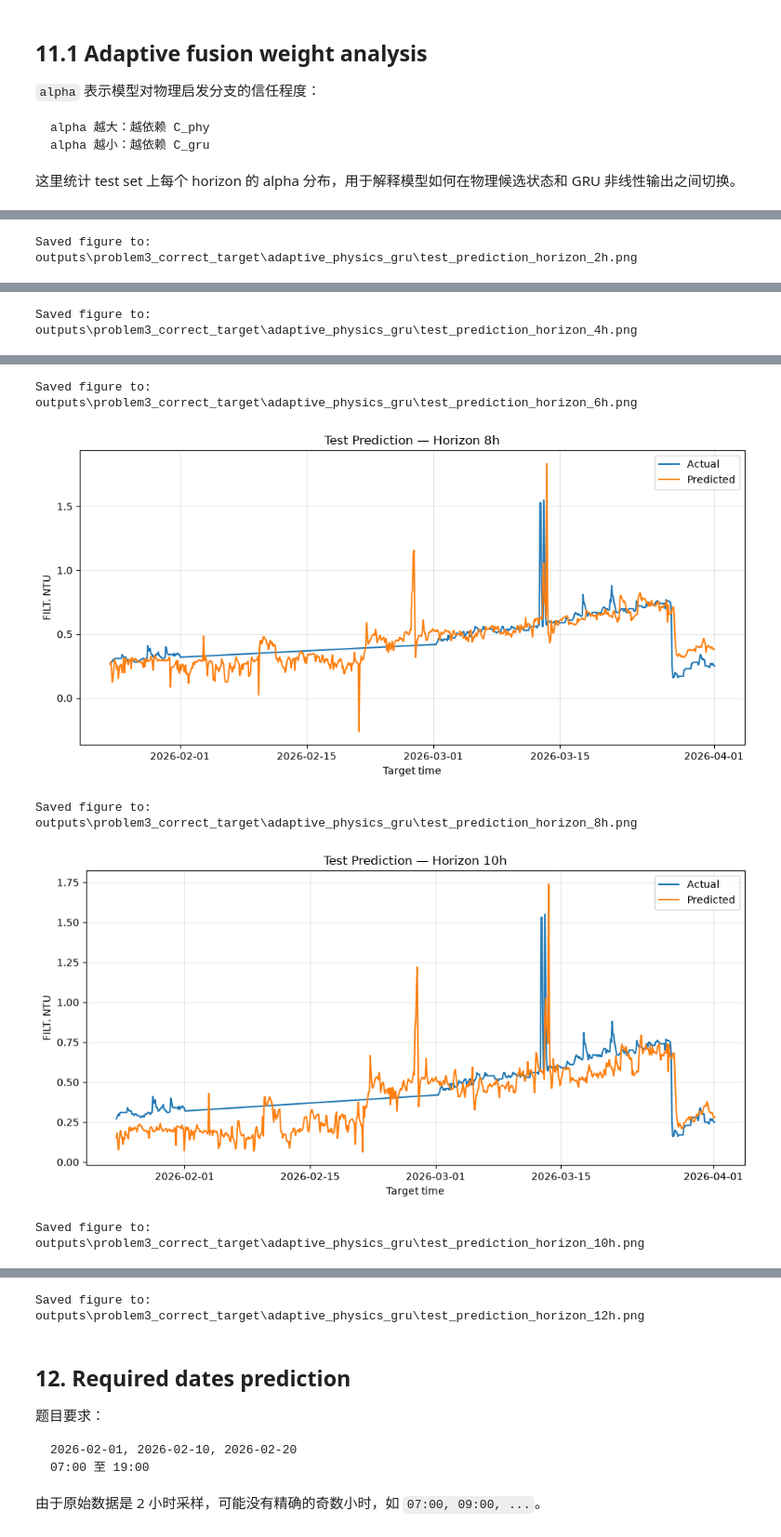
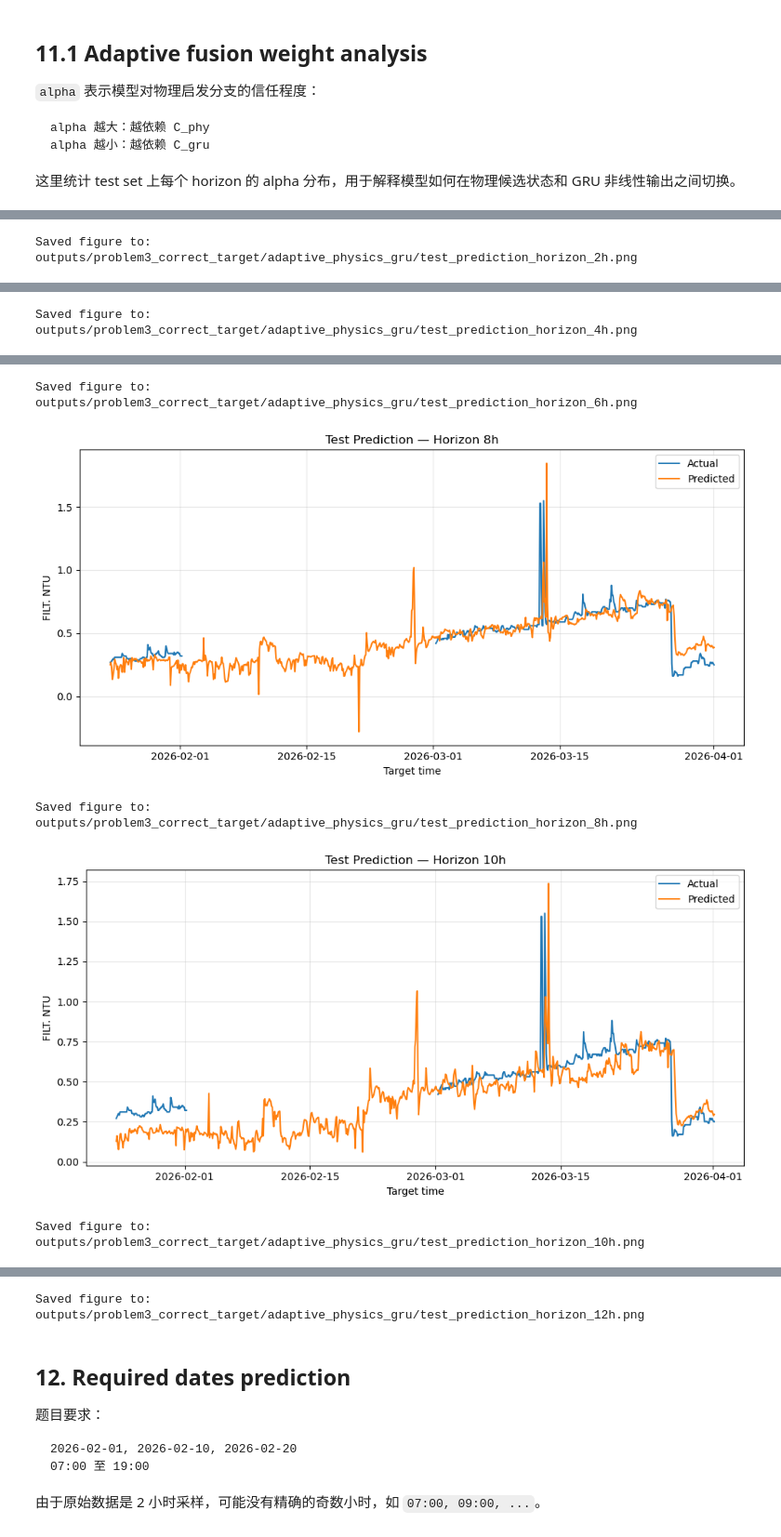
Before and after one commit to Azdmjiny/2026-Asia-Pasific-cup, a Jupyter notebook: codes/p3/p3_1.ipynb, the cells around one changed output, grey strips where cells are left out. Shown at 93% size. Drawn from its saved outputs; the diff is of its cells as text; code cells hidden in the pictures.

```diff
--- a/codes/p3/p3_1.ipynb
+++ b/codes/p3/p3_1.ipynb
@@ -1377,7 +1338,7 @@ model = AdaptivePhysicsGRU(
     target_name=TARGET,
 ).to(device)
 
-criterion = nn.SmoothL1Loss()
+criterion = nn.SmoothL1Loss(reduction="none")
 
 optimizer = torch.optim.AdamW(
     model.parameters(),
@@ -1415,30 +1376,34 @@ def run_one_epoch(model, loader, criterion, optimizer=None, device="cpu"):
     is_train = optimizer is not None
     model.train() if is_train else model.eval()
 
-    total_loss = 0.0
-    total_n = 0
+    total_weighted_loss = 0.0
+    total_observed = 0.0
 
-    for xb, yb in loader:
+    for xb, yb, mb in loader:
         xb = xb.to(device)
         yb = yb.to(device)
+        mb = mb.to(device)
 
         if is_train:
             optimizer.zero_grad()
 
         with torch.set_grad_enabled(is_train):
             pred = model(xb)
-            loss = criterion(pred, yb)
+            element_loss = criterion(pred, yb)
+            observed_count = mb.sum()
+            if observed_count.item() == 0:
+                continue
+            loss = (element_loss * mb).sum() / observed_count
 
             if is_train:
                 loss.backward()
                 torch.nn.utils.clip_grad_norm_(model.parameters(), max_norm=5.0)
                 optimizer.step()
 
-        batch_n = xb.size(0)
-        total_loss += loss.item() * batch_n
-        total_n += batch_n
+        total_weighted_loss += loss.item() * observed_count.item()
+        total_observed += observed_count.item()
 
-    return total_loss / max(total_n, 1)
+    return total_weighted_loss / max(total_observed, 1.0)
 
 best_val_loss = float("inf")
 best_state = None
@@ -1613,7 +1590,7 @@ def collect_adaptive_parts(model, loader, device="cpu"):
     yhat_list, ygru_list, yphy_list, alpha_list, ytrue_list = [], [], [], [], []
 
     with torch.no_grad():
-        for xb, yb in loader:
+        for xb, yb, mb in loader:
             xb = xb.to(device)
             yb = yb.to(device)
 
@@ -1698,10 +1675,11 @@ for sample_idx in range(len(y_pred)):
             "base_time": pd.Timestamp(test_base_times[sample_idx]),
             "target_time": pd.Timestamp(test_target_times[sample_idx, h_idx]),
             "horizon_hour": hour,
-            "y_true": y_true[sample_idx, h_idx],
+            "target_observed": bool(y_observed_mask[sample_idx, h_idx]),
+            "y_true": y_true[sample_idx, h_idx] if y_observed_mask[sample_idx, h_idx] else np.nan,
             "y_pred": y_pred[sample_idx, h_idx],
-            "error": y_pred[sample_idx, h_idx] - y_true[sample_idx, h_idx],
-            "abs_error": abs(y_pred[sample_idx, h_idx] - y_true[sample_idx, h_idx]),
+            "error": (y_pred[sample_idx, h_idx] - y_true[sample_idx, h_idx]) if y_observed_mask[sample_idx, h_idx] else np.nan,
+            "abs_error": abs(y_pred[sample_idx, h_idx] - y_true[sample_idx, h_idx]) if y_observed_mask[sample_idx, h_idx] else np.nan,
         })
 
 test_predictions_df = pd.DataFrame(test_pred_rows)
@@ -1726,7 +1704,7 @@ Saved test predictions to: outputs\problem3_correct_target\adaptive_physics_gru\
 for h_idx, hour in enumerate(HORIZON_HOURS):
     plot_df = pd.DataFrame({
         "target_time": pd.to_datetime(test_target_times[:, h_idx]),
-        "actual": y_true[:, h_idx],
+        "actual": np.where(y_observed_mask[:, h_idx], y_true[:, h_idx], np.nan),
         "predicted": y_pred[:, h_idx],
     }).sort_values("target_time")
 
@@ -1750 +1728 @@ for h_idx, hour in enumerate(HORIZON_HOURS):
-Saved figure to: outputs\problem3_correct_target\adaptive_physics_gru\test_prediction_horizon_2h.png
+Saved figure to: outputs/problem3_correct_target/adaptive_physics_gru/test_prediction_horizon_2h.png
@@ -1752 +1730 @@ Saved figure to: outputs\problem3_correct_target\adaptive_physics_gru\test_predi
-Saved figure to: outputs\problem3_correct_target\adaptive_physics_gru\test_prediction_horizon_4h.png
+Saved figure to: outputs/problem3_correct_target/adaptive_physics_gru/test_prediction_horizon_4h.png
@@ -1754,5 +1732,5 @@ Saved figure to: outputs\problem3_correct_target\adaptive_physics_gru\test_predi
-Saved figure to: outputs\problem3_correct_target\adaptive_physics_gru\test_prediction_horizon_6h.png
+Saved figure to: outputs/problem3_correct_target/adaptive_physics_gru/test_prediction_horizon_6h.png
-[figure, old version]
+[figure, new version]
-Saved figure to: outputs\problem3_correct_target\adaptive_physics_gru\test_prediction_horizon_8h.png
+Saved figure to: outputs/problem3_correct_target/adaptive_physics_gru/test_prediction_horizon_8h.png
-[figure, old version]
+[figure, new version]
-Saved figure to: outputs\problem3_correct_target\adaptive_physics_gru\test_prediction_horizon_10h.png
+Saved figure to: outputs/problem3_correct_target/adaptive_physics_gru/test_prediction_horizon_10h.png
@@ -1760,4 +1738,4 @@ Saved figure to: outputs\problem3_correct_target\adaptive_physics_gru\test_predi
-Saved figure to: outputs\problem3_correct_target\adaptive_physics_gru\test_prediction_horizon_12h.png
+Saved figure to: outputs/problem3_correct_target/adaptive_physics_gru/test_prediction_horizon_12h.png
 # %% [markdown]
 ## 12. Required dates prediction
 
```
Also changed, not shown: parts of 20 cells of this notebook, 6 other files.
